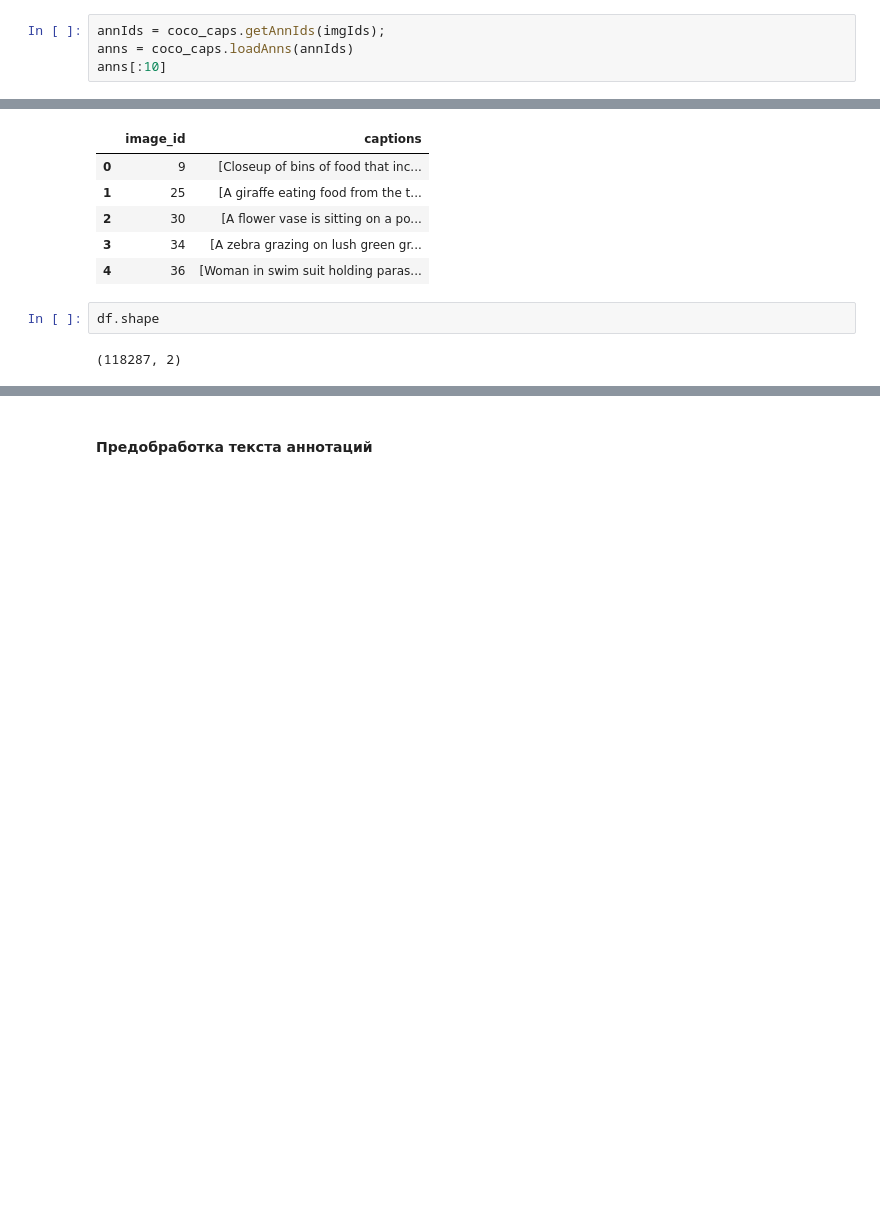
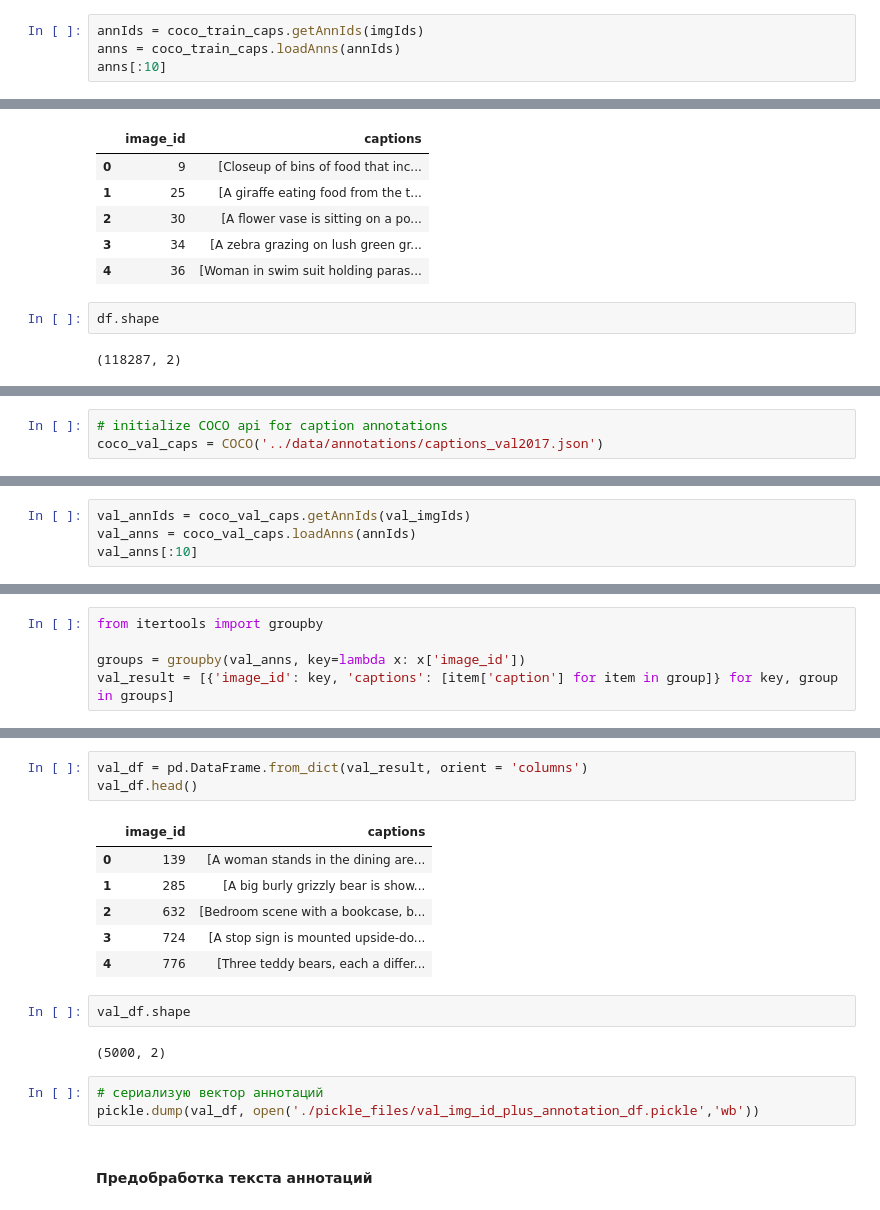
Before and after one commit to yamichnikita/image-captioning, a Jupyter notebook: image_captioning.ipynb, the cells around one changed output, grey strips where cells are left out. Drawn from its saved outputs; the diff is of its cells as text; blank space fills up the shorter version.

```diff
--- a/image_captioning.ipynb
+++ b/image_captioning.ipynb
@@ -353,8 +317,8 @@ Done (t=0.57s)
 creating index...
 index created!
 # %%
-annIds = coco_caps.getAnnIds(imgIds);
-anns = coco_caps.loadAnns(annIds)
+annIds = coco_train_caps.getAnnIds(imgIds)
+anns = coco_train_caps.loadAnns(annIds)
 anns[:10]
 # %% [output]
 [{'image_id': 9,
@@ -458,0 +477,3 @@ pickle.dump(df, open('./pickle_files/img_id_plus_annotation_df.pickle','wb'))
+# %%
+# initialize COCO api for caption annotations
+coco_val_caps = COCO('../data/annotations/captions_val2017.json')
@@ -458,0 +485,4 @@ pickle.dump(df, open('./pickle_files/img_id_plus_annotation_df.pickle','wb'))
+# %%
+val_annIds = coco_val_caps.getAnnIds(val_imgIds)
+val_anns = coco_val_caps.loadAnns(annIds)
+val_anns[:10]
@@ -458,0 +511,5 @@ pickle.dump(df, open('./pickle_files/img_id_plus_annotation_df.pickle','wb'))
+# %%
+from itertools import groupby
+
+groups = groupby(val_anns, key=lambda x: x['image_id'])
+val_result = [{'image_id': key, 'captions': [item['caption'] for item in group]} for key, group in groups]
@@ -459,3 +536,20 @@ pickle.dump(df, open('./pickle_files/img_id_plus_annotation_df.pickle','wb'))
+# %%
+val_df = pd.DataFrame.from_dict(val_result, orient = 'columns')
+val_df.head()
+# %% [output]
+|  | image_id | captions |
+| 0 | 139 | [A woman stands in the dining are... |
+| 1 | 285 | [A big burly grizzly bear is show... |
+| 2 | 632 | [Bedroom scene with a bookcase, b... |
+| 3 | 724 | [A stop sign is mounted upside-do... |
+| 4 | 776 | [Three teddy bears, each a differ... |
+# %%
+val_df.shape
+# %% [output]
+(5000, 2)
+# %%
+# сериализую вектор аннотаций
+pickle.dump(val_df, open('./pickle_files/val_img_id_plus_annotation_df.pickle','wb'))
 # %% [markdown]
 #### Предобработка текста аннотаций
 # %%
```
Also changed, not shown: parts of 81 cells of this notebook, 2 other files.
